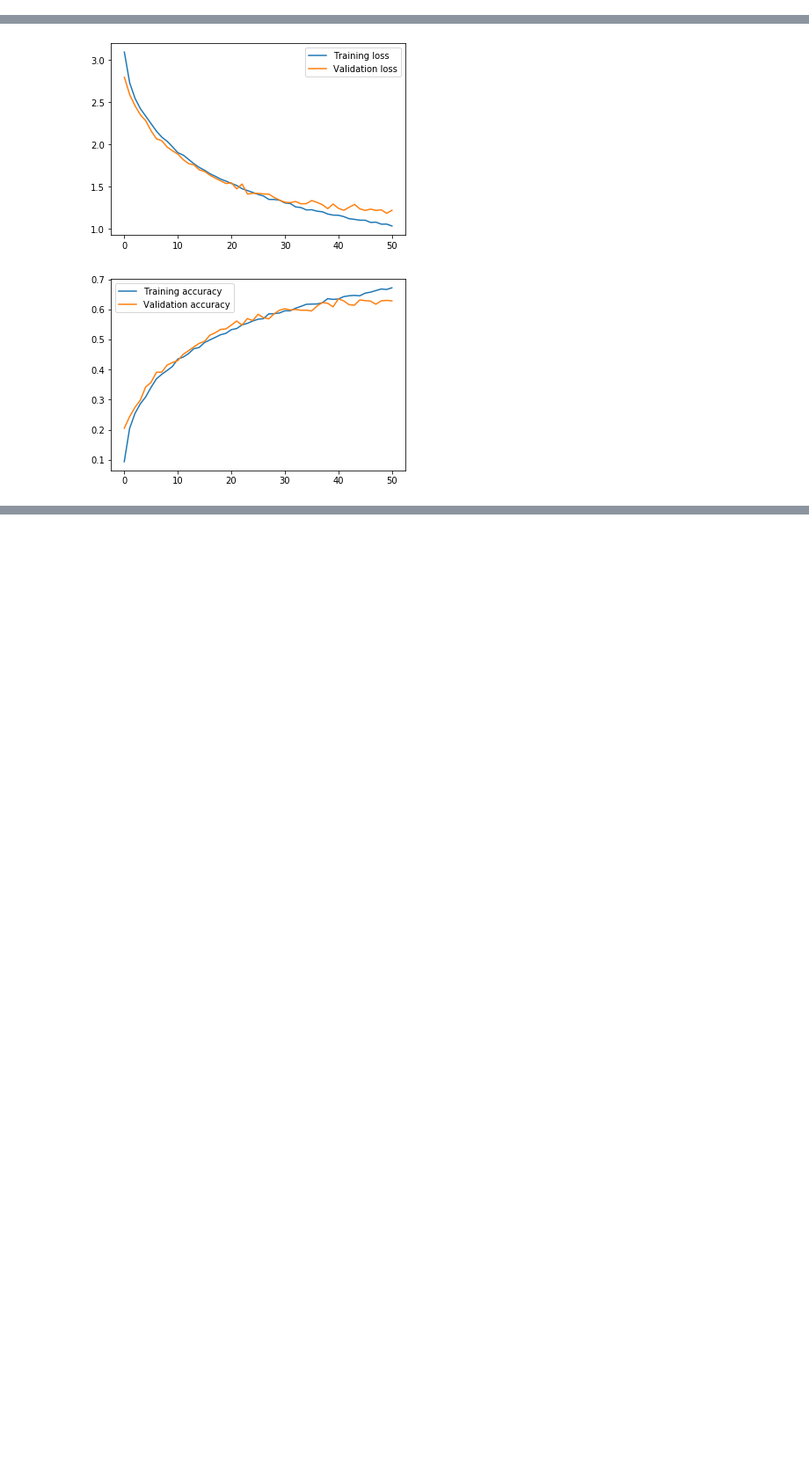
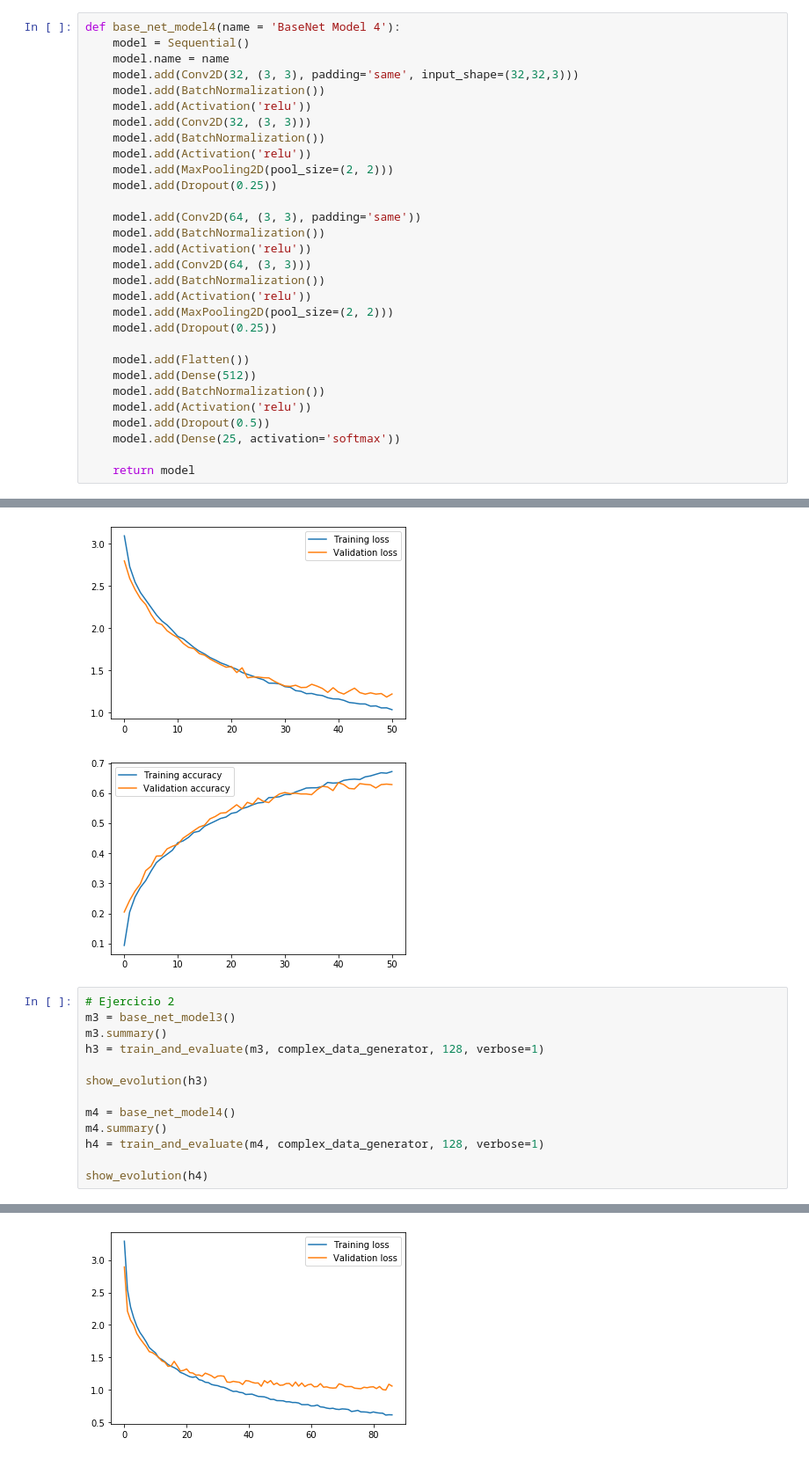
Before and after one commit to Ludvins/DGIIM_VC, a Jupyter notebook: Practica 2/Cifar.ipynb, the cells around one changed output, grey strips where cells are left out. Shown at 88% size. Cells and saved outputs as stored; diff of their text form; blank space fills up the shorter version.

Commit message:
Added BatchNormalization

```diff
--- a/Practica 2/Cifar.ipynb
+++ b/Practica 2/Cifar.ipynb
@@ -171,3 +202,33 @@ def base_net_model2(name = 'BaseNet Model 2'):
+# %%
+def base_net_model4(name = 'BaseNet Model 4'):
+    model = Sequential()
+    model.name = name
+    model.add(Conv2D(32, (3, 3), padding='same', input_shape=(32,32,3)))
+    model.add(BatchNormalization())
+    model.add(Activation('relu'))
+    model.add(Conv2D(32, (3, 3)))
+    model.add(BatchNormalization())
+    model.add(Activation('relu'))
+    model.add(MaxPooling2D(pool_size=(2, 2)))
+    model.add(Dropout(0.25))
+
+    model.add(Conv2D(64, (3, 3), padding='same'))
+    model.add(BatchNormalization())
+    model.add(Activation('relu'))
+    model.add(Conv2D(64, (3, 3)))
+    model.add(BatchNormalization())
+    model.add(Activation('relu'))
+    model.add(MaxPooling2D(pool_size=(2, 2)))
+    model.add(Dropout(0.25))
+
+    model.add(Flatten())
+    model.add(Dense(512))
+    model.add(BatchNormalization())
+    model.add(Activation('relu'))
+    model.add(Dropout(0.5))
+    model.add(Dense(25, activation='softmax'))
+
+    return model
 # %% [markdown]
 ## Train function
 # %%
@@ -260,3 +321,17 @@ Test loss:  1.1159495369911194
 Test accuracy:  0.6536
 [figure]
 [figure]
+# %%
+# Ejercicio 2
+m3 = base_net_model3()
+m3.summary()
+h3 = train_and_evaluate(m3, complex_data_generator, 128, verbose=1)
+
+show_evolution(h3)
+
+m4 = base_net_model4()
+m4.summary()
+h4 = train_and_evaluate(m4, complex_data_generator, 128, verbose=1)
+
+show_evolution(h4)
+# %% [output]
@@ -262,0 +355 @@ Test accuracy:  0.6536
+[figure, added]
```
Also changed, not shown: parts of 4 cells of this notebook.
